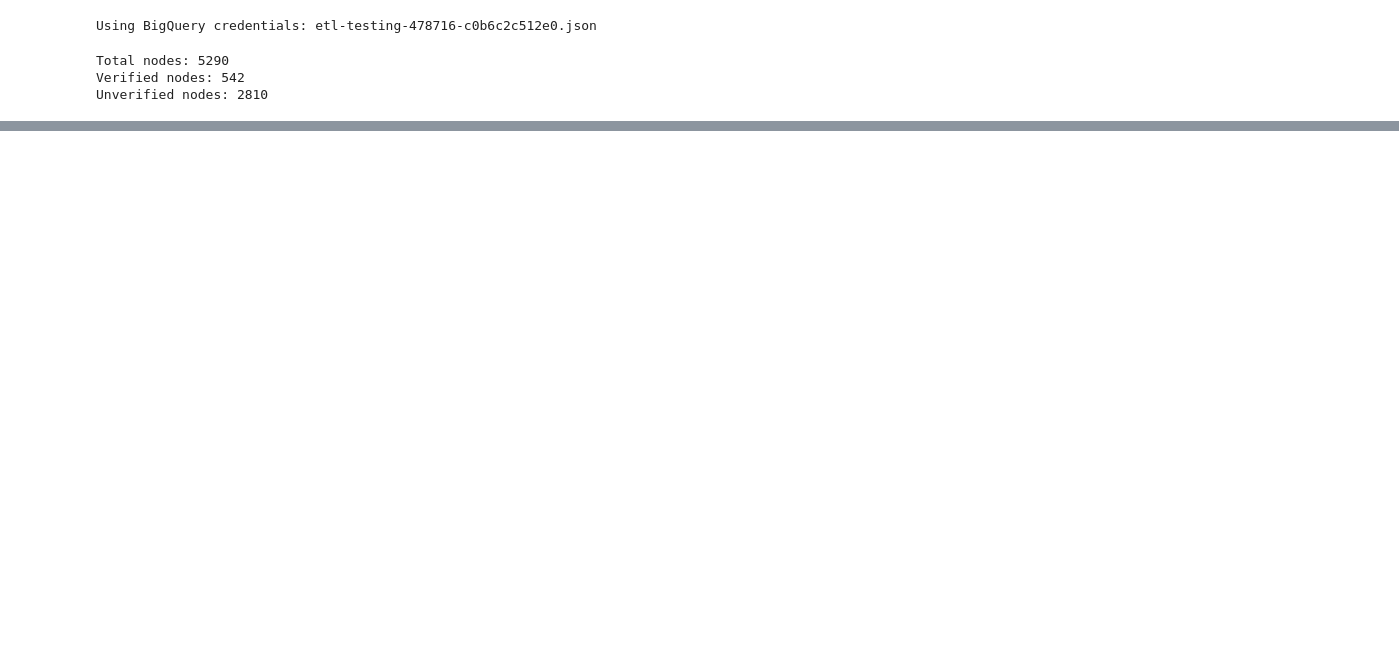
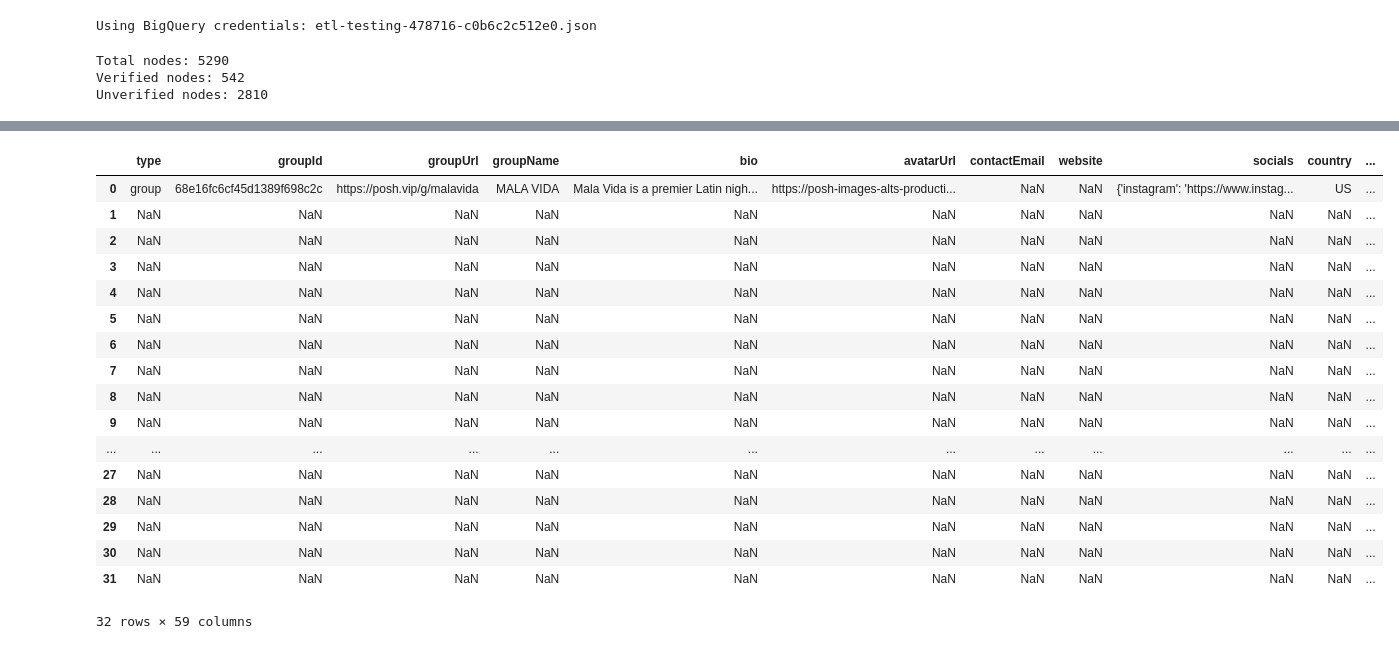
Before and after one commit to brandon841/insta_crawler, a Jupyter notebook: test.ipynb, the cells around one changed output, grey strips where cells are left out. Drawn from its saved outputs; the diff is of its cells as text; code cells hidden in the pictures; blank space fills up the shorter version.

```diff
--- a/test.ipynb
+++ b/test.ipynb
@@ -154,0 +605,21 @@ nx.write_gexf(G, "my_graph.gexf")
+# %%
+pd.DataFrame(mala_vida_results)
+# %% [output]
+|  | type | groupId | groupUrl | groupName | bio | avatarUrl | contactEmail | website | socials | country | ... |
+| 0 | group | 68e16fc6cf45d1389f698c2c | https://posh.vip/g/malavida | MALA VIDA | Mala Vida is a premier Latin nigh... | https://posh-images-alts-producti... | NaN | NaN | {'instagram': 'https://www.instag... | US | ... |
+| 1 | NaN | NaN | NaN | NaN | NaN | NaN | NaN | NaN | NaN | NaN | ... |
+| 2 | NaN | NaN | NaN | NaN | NaN | NaN | NaN | NaN | NaN | NaN | ... |
+| 3 | NaN | NaN | NaN | NaN | NaN | NaN | NaN | NaN | NaN | NaN | ... |
+| 4 | NaN | NaN | NaN | NaN | NaN | NaN | NaN | NaN | NaN | NaN | ... |
+| 5 | NaN | NaN | NaN | NaN | NaN | NaN | NaN | NaN | NaN | NaN | ... |
+| 6 | NaN | NaN | NaN | NaN | NaN | NaN | NaN | NaN | NaN | NaN | ... |
+| 7 | NaN | NaN | NaN | NaN | NaN | NaN | NaN | NaN | NaN | NaN | ... |
+| 8 | NaN | NaN | NaN | NaN | NaN | NaN | NaN | NaN | NaN | NaN | ... |
+| 9 | NaN | NaN | NaN | NaN | NaN | NaN | NaN | NaN | NaN | NaN | ... |
+| ... | ... | ... | ... | ... | ... | ... | ... | ... | ... | ... | ... |
+| 27 | NaN | NaN | NaN | NaN | NaN | NaN | NaN | NaN | NaN | NaN | ... |
+| 28 | NaN | NaN | NaN | NaN | NaN | NaN | NaN | NaN | NaN | NaN | ... |
+| 29 | NaN | NaN | NaN | NaN | NaN | NaN | NaN | NaN | NaN | NaN | ... |
+| 30 | NaN | NaN | NaN | NaN | NaN | NaN | NaN | NaN | NaN | NaN | ... |
+| 31 | NaN | NaN | NaN | NaN | NaN | NaN | NaN | NaN | NaN | NaN | ... |
+32 rows × 59 columns
```
Also changed, not shown: parts of 19 cells of this notebook, 10 other files.
